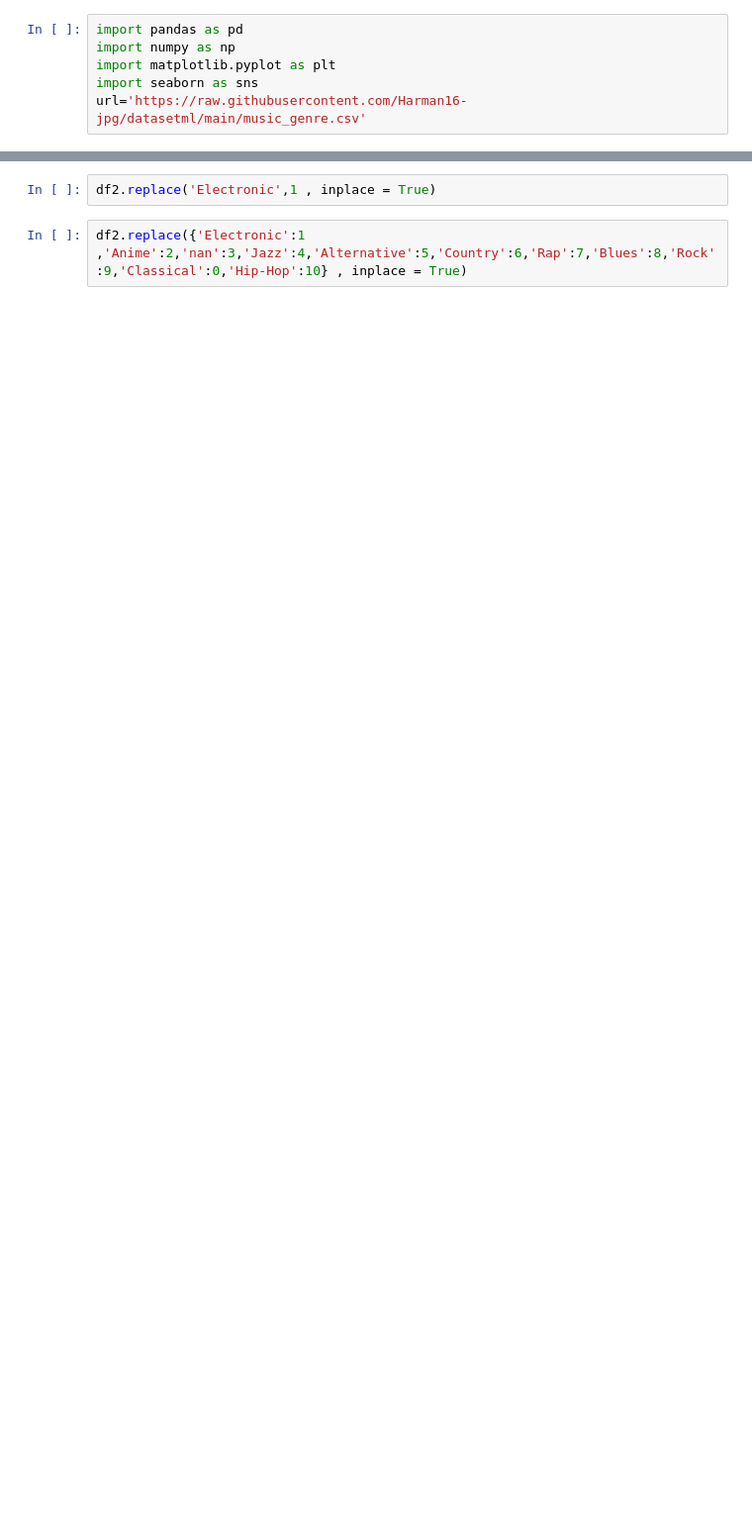
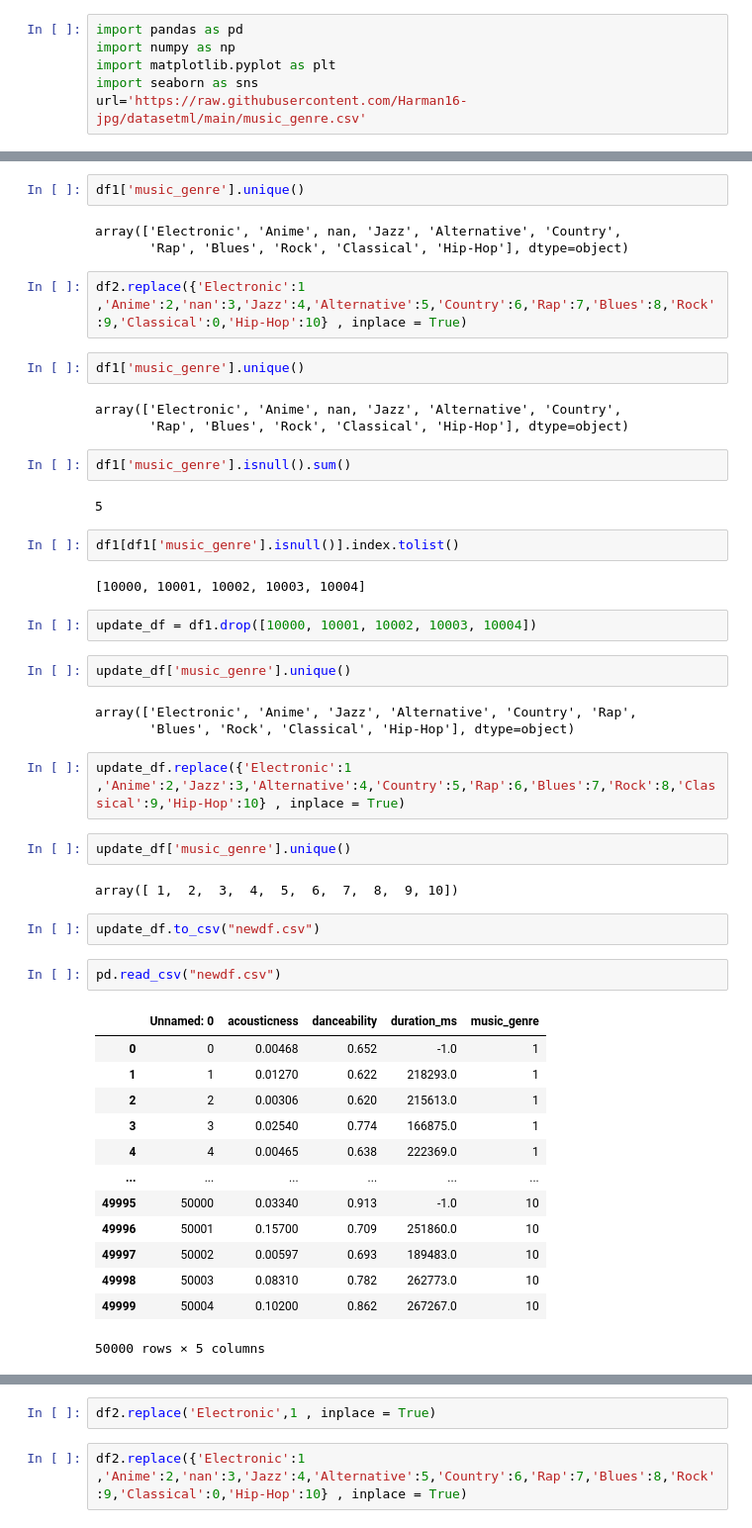
Before and after one commit to Harman16-jpg/datasetml, a Jupyter notebook: harman1092.ipynb, the cells around one changed output, grey strips where cells are left out. Shown at 99% size. Saved outputs shown, nothing was run; the diff lists cells and outputs as text; blank space fills up the shorter version.

```diff
--- a/harman1092.ipynb
+++ b/harman1092.ipynb
@@ -30,2 +71,53 @@ print(df2)
+# %%
+df1['music_genre'].unique()
+# %% [output]
+array(['Electronic', 'Anime', nan, 'Jazz', 'Alternative', 'Country',
+       'Rap', 'Blues', 'Rock', 'Classical', 'Hip-Hop'], dtype=object)
+# %%
+df2.replace({'Electronic':1 ,'Anime':2,'nan':3,'Jazz':4,'Alternative':5,'Country':6,'Rap':7,'Blues':8,'Rock':9,'Classical':0,'Hip-Hop':10} , inplace = True)
+# %%
+df1['music_genre'].unique()
+# %% [output]
+array(['Electronic', 'Anime', nan, 'Jazz', 'Alternative', 'Country',
+       'Rap', 'Blues', 'Rock', 'Classical', 'Hip-Hop'], dtype=object)
+# %%
+df1['music_genre'].isnull().sum()
+# %% [output]
+5
+# %%
+df1[df1['music_genre'].isnull()].index.tolist()
+# %% [output]
+[10000, 10001, 10002, 10003, 10004]
+# %%
+update_df = df1.drop([10000, 10001, 10002, 10003, 10004])
+# %%
+update_df['music_genre'].unique()
+# %% [output]
+array(['Electronic', 'Anime', 'Jazz', 'Alternative', 'Country', 'Rap',
+       'Blues', 'Rock', 'Classical', 'Hip-Hop'], dtype=object)
+# %%
+update_df.replace({'Electronic':1 ,'Anime':2,'Jazz':3,'Alternative':4,'Country':5,'Rap':6,'Blues':7,'Rock':8,'Classical':9,'Hip-Hop':10} , inplace = True)
+# %%
+update_df['music_genre'].unique()
+# %% [output]
+array([ 1,  2,  3,  4,  5,  6,  7,  8,  9, 10])
+# %%
+update_df.to_csv("newdf.csv")
+# %%
+pd.read_csv("newdf.csv")
+# %% [output]
+|  | Unnamed: 0 | acousticness | danceability | duration_ms | music_genre |
+| 0 | 0 | 0.00468 | 0.652 | -1.0 | 1 |
+| 1 | 1 | 0.01270 | 0.622 | 218293.0 | 1 |
+| 2 | 2 | 0.00306 | 0.620 | 215613.0 | 1 |
+| 3 | 3 | 0.02540 | 0.774 | 166875.0 | 1 |
+| 4 | 4 | 0.00465 | 0.638 | 222369.0 | 1 |
+| ... | ... | ... | ... | ... | ... |
+| 49995 | 50000 | 0.03340 | 0.913 | -1.0 | 10 |
+| 49996 | 50001 | 0.15700 | 0.709 | 251860.0 | 10 |
+| 49997 | 50002 | 0.00597 | 0.693 | 189483.0 | 10 |
+| 49998 | 50003 | 0.08310 | 0.782 | 262773.0 | 10 |
+| 49999 | 50004 | 0.10200 | 0.862 | 267267.0 | 10 |
+50000 rows × 5 columns
 # %%
 df2.head()
```
Also changed, not shown: parts of 49 cells of this notebook.
